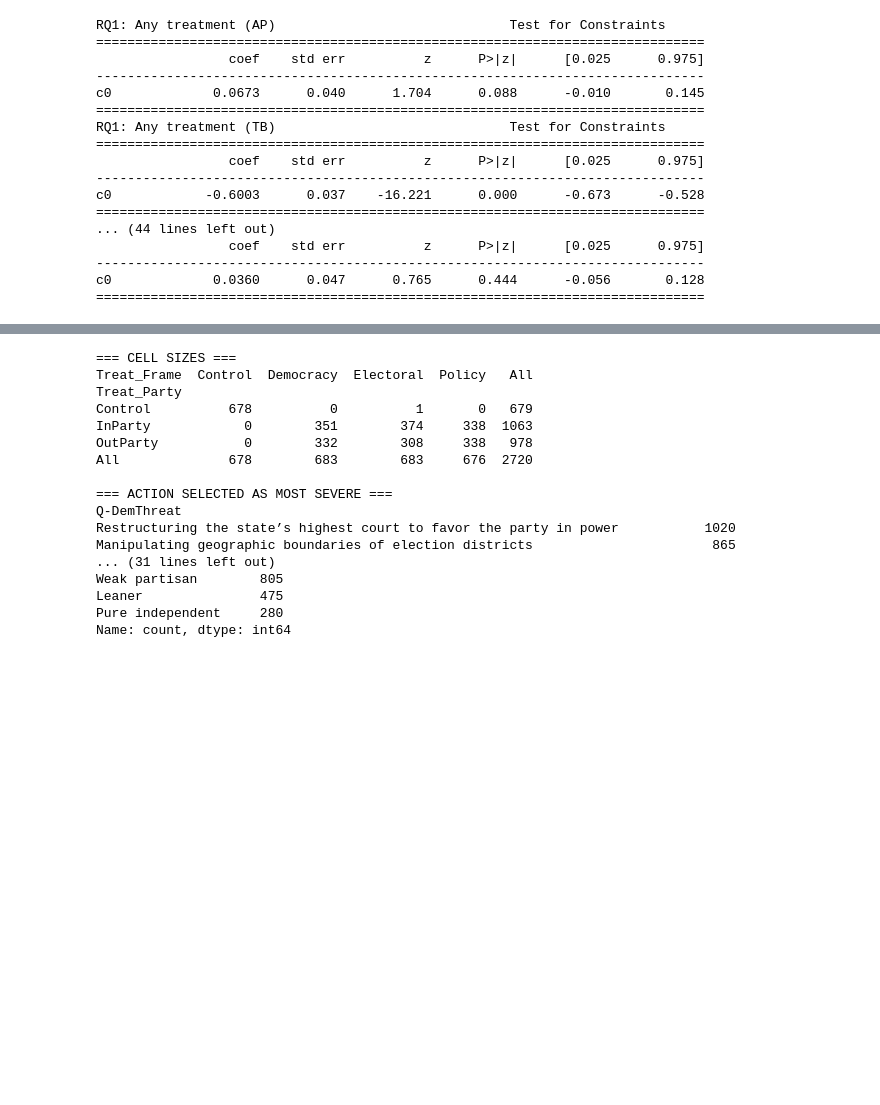
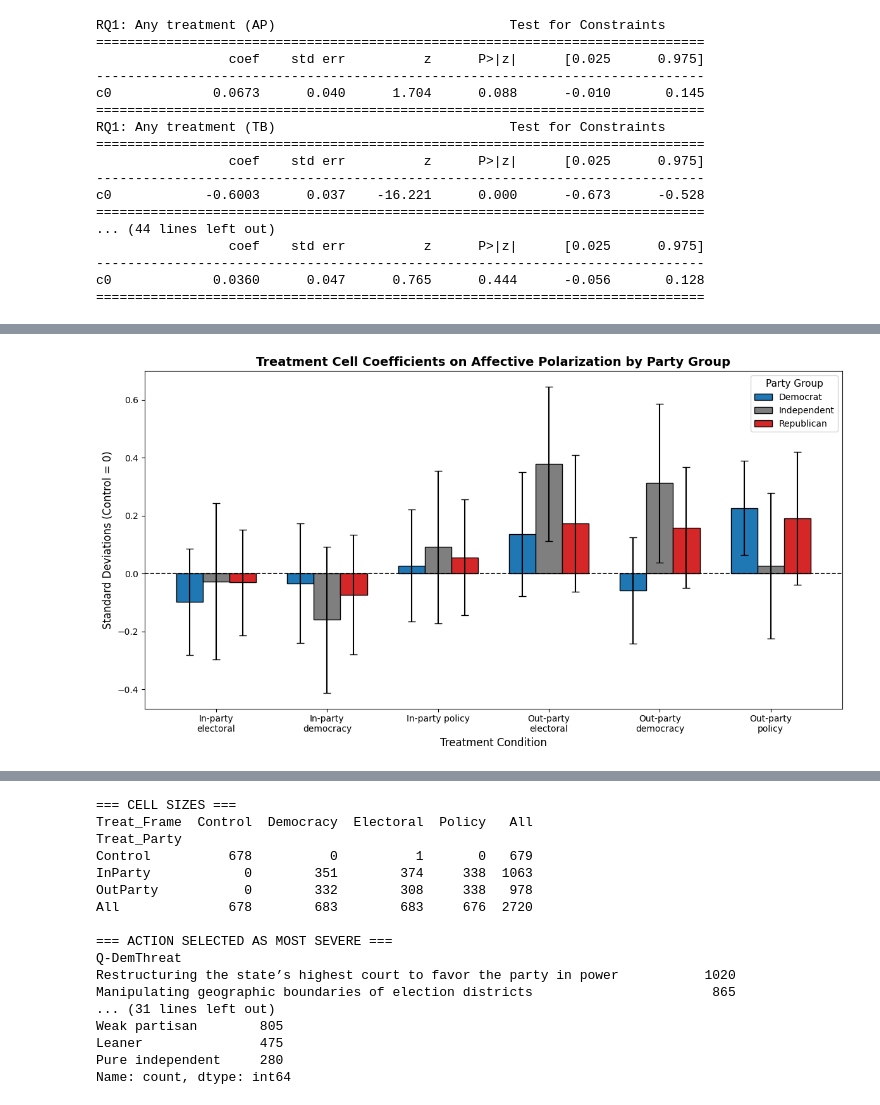
Before and after one commit to Jules-Vatel/SSI_SPRING, a Jupyter notebook: SSI_SPRING.ipynb, the cells around one changed output, grey strips where cells are left out. Drawn from its saved outputs; the diff is of its cells as text; code cells hidden in the pictures; blank space fills up the shorter version.

```diff
--- a/SSI_SPRING.ipynb
+++ b/SSI_SPRING.ipynb
@@ -561,0 +610,4 @@ results.plot_action_models_bar()
+# %%
+results.plot_treatment_effects_by_party(outcome='AP', save_path='treatment_effects_party_ap.png')
+# %% [output]
+[figure, added]
```
Also changed, not shown: parts of 15 cells of this notebook.
